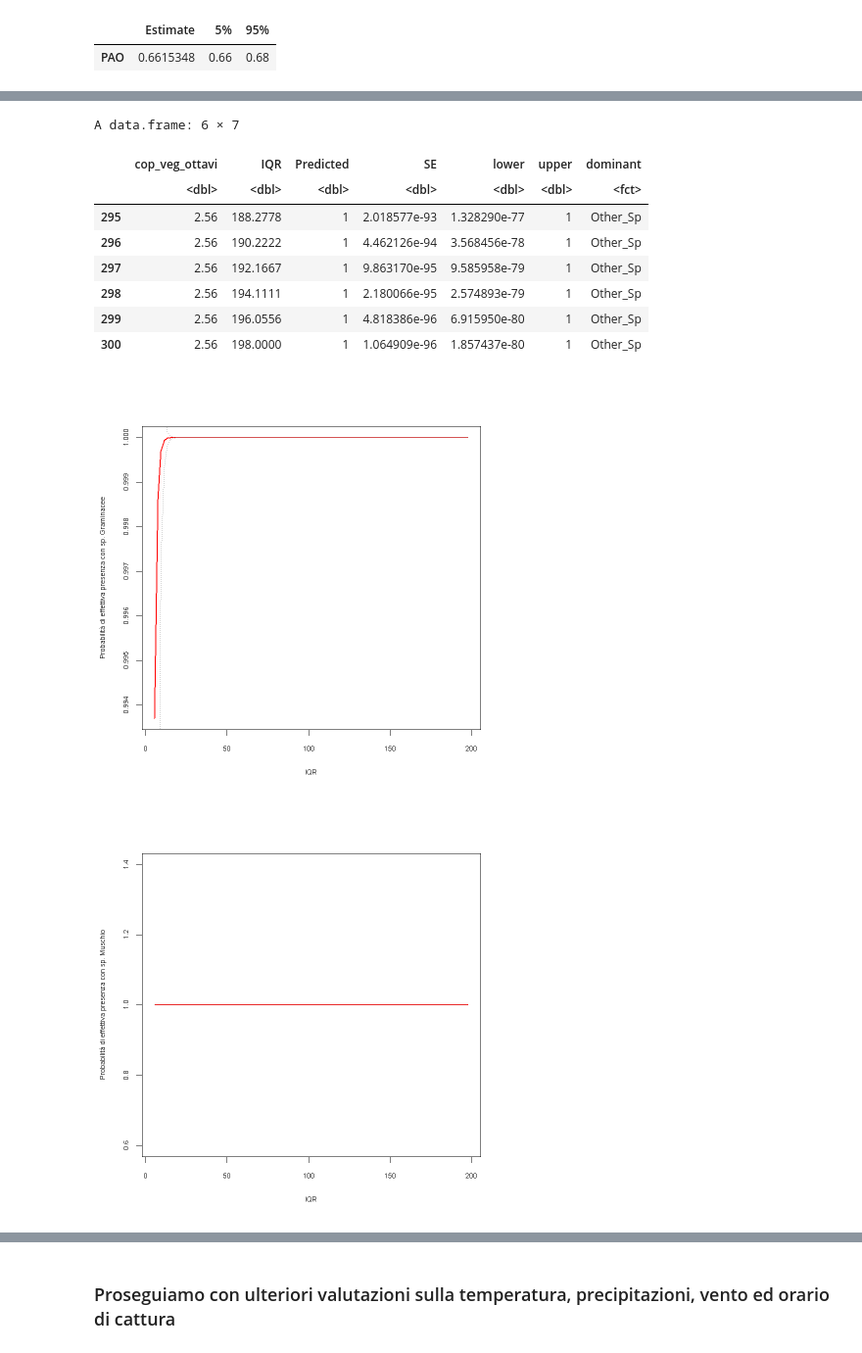
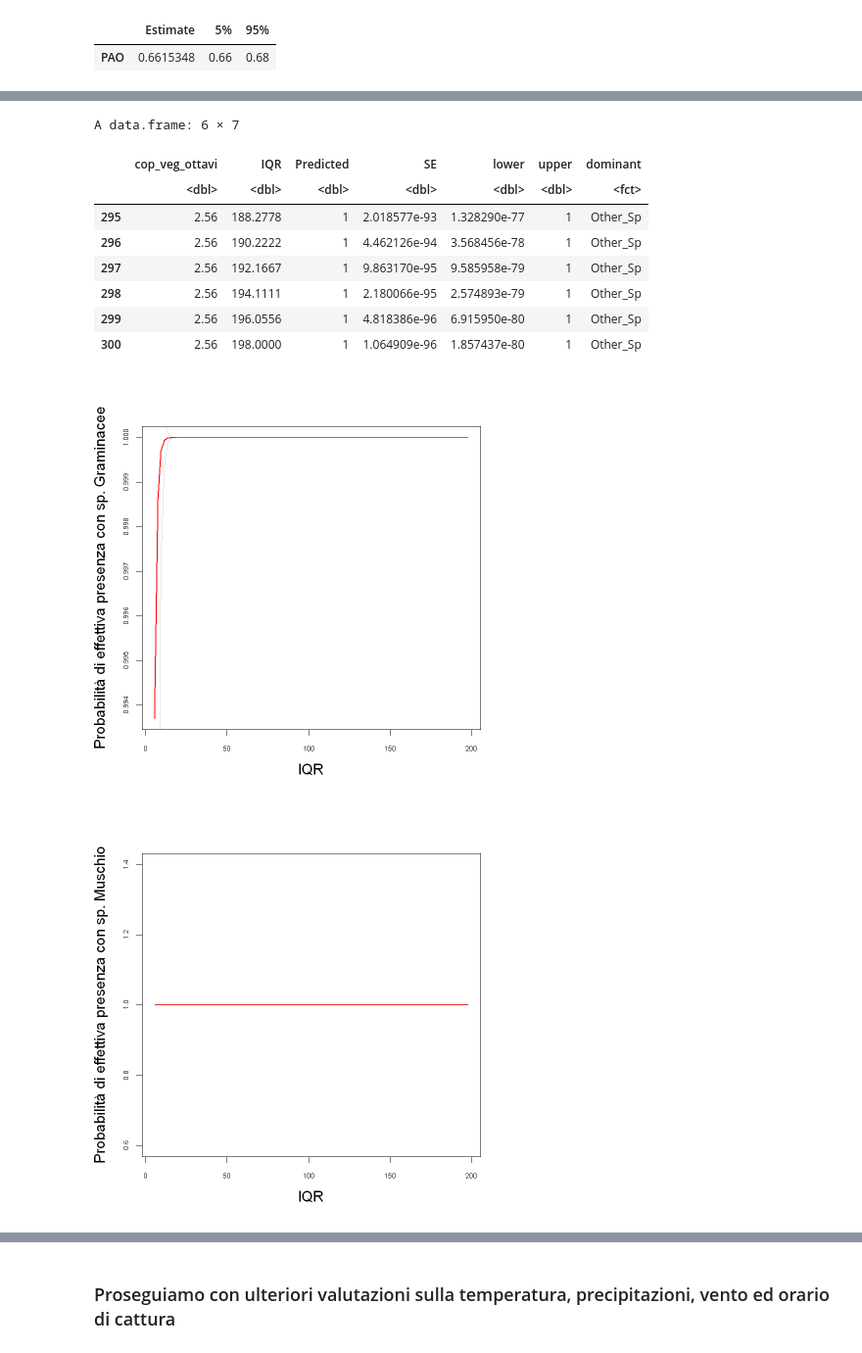
Before and after one commit to GabyOM/Chionomys-nivalis-analysis, a Jupyter notebook: 8. 2018 Analisi Best Model-2018.ipynb, the cells around one changed output, grey strips where cells are left out. Shown at 98% size. Cells and saved outputs as stored; diff of their text form; code cells hidden in the pictures.

```diff
--- a/8. 2018 Analisi Best Model-2018.ipynb
+++ b/8. 2018 Analisi Best Model-2018.ipynb
@@ -117,24 +117,24 @@ tail(Elambda_unscaled)
 
 ### grafici
 with(subset(Elambda_unscaled,dominant=="Graminacee"), {
-  plot(cop_veg_ottavi, Predicted, xlab="cop_veg_ottavi", type="l", # names = habitat,
+  plot(cop_veg_ottavi, Predicted, xlab="Copertura vegetale", type="l", # names = habitat,
        ylab="Probabilità di effettiva presenza con sp. Graminacee", #ylim=c(-20, 40), # cex.names=0.7,
-       cex.lab=0.7, cex.axis=0.7, lwd=2, col="red")
+       cex.lab=1.5, cex.axis=0.7, lwd=2, col="red")
    lines(cop_veg_ottavi, Predicted+SE, lty=3, col="dark grey")
    lines(cop_veg_ottavi, Predicted-SE, lty=3, col="dark grey")
 })
 with(subset(Elambda_unscaled,dominant=="Muschio"), {
-  plot(cop_veg_ottavi, Predicted, xlab="cop_veg_ottavi", type="l", # names = habitat,
+  plot(cop_veg_ottavi, Predicted, xlab="Copertura vegetale", type="l", # names = habitat,
        ylab="Probabilità di effettiva presenza con sp. Muschio", #ylim=c(-20, 40), # cex.names=0.7,
-       cex.lab=0.7, cex.axis=0.7, lwd=2, col="red")
+       cex.lab=1.5, cex.axis=0.7, lwd=2, col="red")
    lines(cop_veg_ottavi, Predicted+SE, lty=3, col="dark grey")
    lines(cop_veg_ottavi, Predicted-SE, lty=3, col="dark grey")
 })
 
 with(subset(Elambda_unscaled,dominant=="Other_Sp"), {
-  plot(cop_veg_ottavi, Predicted, xlab="cop_veg_ottavi", type="l", # names = habitat,
+  plot(cop_veg_ottavi, Predicted, xlab="Copertura vegetale", type="l", # names = habitat,
        ylab="Probabilità di effettiva presenza con sp. Other_Sp", #ylim=c(-20, 40), # cex.names=0.7,
-       cex.lab=0.7, cex.axis=0.7, lwd=2, col="red")
+       cex.lab=1.5, cex.axis=0.7, lwd=2, col="red")
    lines(cop_veg_ottavi, Predicted+SE, lty=3, col="dark grey")
    lines(cop_veg_ottavi, Predicted-SE, lty=3, col="dark grey")
 })
@@ -188,36 +188,36 @@ tail(Elambda_unscaled)
 with(subset(Elambda_unscaled,dominant=="Graminacee"), {
   plot(IQR, Predicted, xlab="IQR", type="l", # names = habitat,
        ylab="Probabilità di effettiva presenza con sp. Graminacee", #ylim=c(-20, 40), # cex.names=0.7,
-       cex.lab=0.7, cex.axis=0.7, lwd=2, col="red")
+       cex.lab=1.5, cex.axis=0.7, lwd=2, col="red")
    lines(IQR, Predicted+SE, lty=3, col="dark grey")
    lines(IQR, Predicted-SE, lty=3, col="dark grey")
 })
 with(subset(Elambda_unscaled,dominant=="Muschio"), {
   plot(IQR, Predicted, xlab="IQR", type="l", # names = habitat,
        ylab="Probabilità di effettiva presenza con sp. Muschio", #ylim=c(-20, 40), # cex.names=0.7,
-       cex.lab=0.7, cex.axis=0.7, lwd=2, col="red")
+       cex.lab=1.5, cex.axis=0.7, lwd=2, col="red")
    lines(IQR, Predicted+SE, lty=3, col="dark grey")
    lines(IQR, Predicted-SE, lty=3, col="dark grey")
 })
 
 with(subset(Elambda_unscaled,dominant=="Other_Sp"), {
   plot(IQR, Predicted, xlab="IQR", type="l", # names = habitat,
        ylab="Probabilità di effettiva presenza con sp. Other_Sp", #ylim=c(-20, 40), # cex.names=0.7,
-       cex.lab=0.7, cex.axis=0.7, lwd=2, col="red")
+       cex.lab=1.5, cex.axis=0.7, lwd=2, col="red")
    lines(IQR, Predicted+SE, lty=3, col="dark grey")
    lines(IQR, Predicted-SE, lty=3, col="dark grey")
 })
 
 ## RISULTATO: IQR NON SEMBRA AVERE EFFETTO SULLA PREDIZIONE
 # %% [output]
 A data.frame: 6 × 7
 |  | cop_veg_ottavi | IQR | Predicted | SE | lower | upper | dominant |
 |  | <dbl> | <dbl> | <dbl> | <dbl> | <dbl> | <dbl> | <fct> |
 | 295 | 2.56 | 188.2778 | 1 | 2.018577e-93 | 1.328290e-77 | 1 | Other_Sp |
 | 296 | 2.56 | 190.2222 | 1 | 4.462126e-94 | 3.568456e-78 | 1 | Other_Sp |
 | 297 | 2.56 | 192.1667 | 1 | 9.863170e-95 | 9.585958e-79 | 1 | Other_Sp |
 | 298 | 2.56 | 194.1111 | 1 | 2.180066e-95 | 2.574893e-79 | 1 | Other_Sp |
 | 299 | 2.56 | 196.0556 | 1 | 4.818386e-96 | 6.915950e-80 | 1 | Other_Sp |
 | 300 | 2.56 | 198.0000 | 1 | 1.064909e-96 | 1.857437e-80 | 1 | Other_Sp |
-[figure, old version]
+[figure, new version]
-[figure, old version]
+[figure, new version]
```
Also changed, not shown: parts of 5 cells of this notebook, 3 other files.
